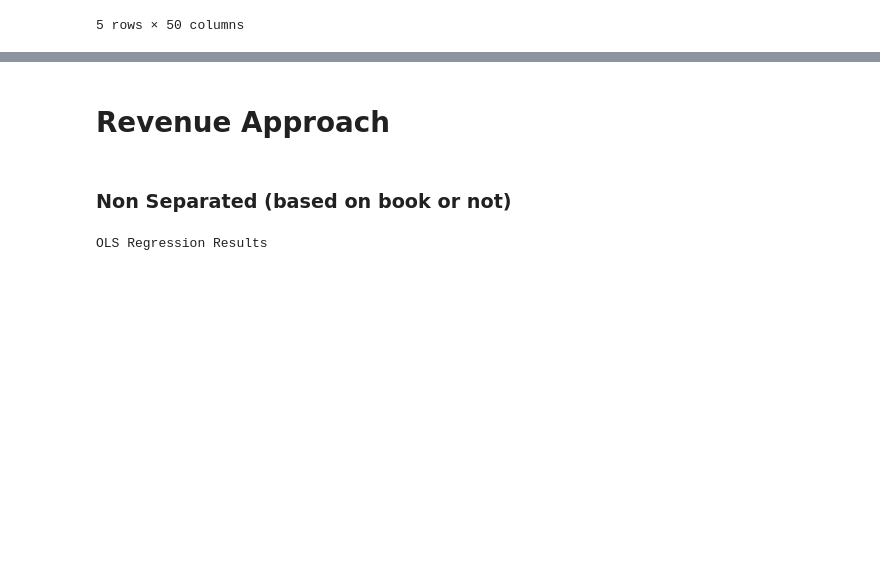
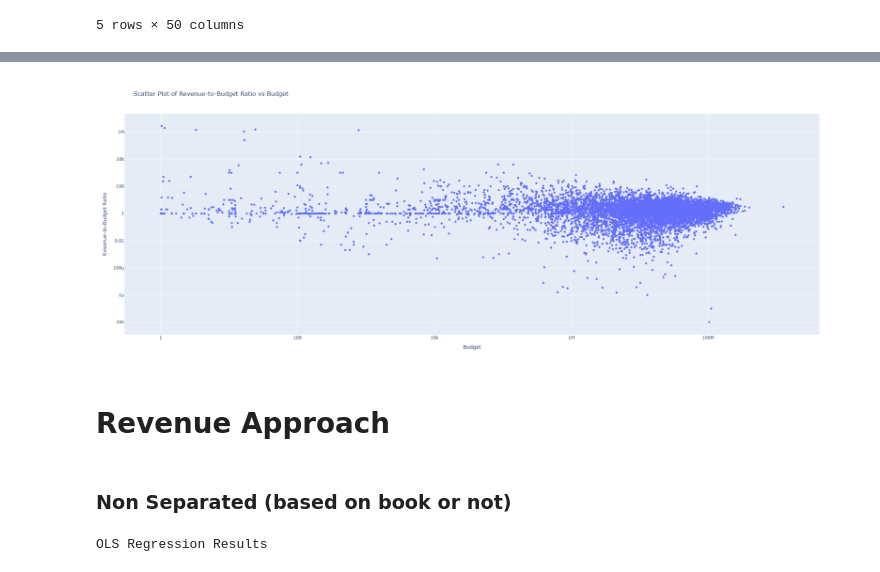
Before and after one commit to epfl-ada/ada-2024-project-datadruids, a Jupyter notebook: src/Regression.ipynb, the cells around one changed output, grey strips where cells are left out. Drawn from its saved outputs; the diff is of its cells as text; code cells hidden in the pictures; blank space fills up the shorter version.

```diff
--- a/src/Regression.ipynb
+++ b/src/Regression.ipynb
@@ -144,3 +166,29 @@ regression_dataset_processed_df.head()
+# %%
+import plotly.express as px
+
+# Create a new column for the revenue/budget ratio
+regression_dataset_processed_df['revenue_to_budget_ratio'] = (
+    regression_dataset_processed_df['adjusted_revenue'] / regression_dataset_processed_df['adjusted_budget']
+)
+
+# Create a scatter plot of revenue/budget ratio vs budget
+fig = px.scatter(
+    regression_dataset_processed_df,
+    x='adjusted_budget',
+    y='revenue_to_budget_ratio',
+    title='Scatter Plot of Revenue-to-Budget Ratio vs Budget',
+    labels={'adjusted_budget': 'Budget', 'revenue_to_budget_ratio': 'Revenue-to-Budget Ratio'}
+)
+
+fig.update_layout(
+    xaxis=dict(type='log'),
+    yaxis=dict(type='log'),
+    height=800
+)
+
+fig.show()
+# %% [output]
+[figure, added]
 # %% [markdown]
 # Revenue Approach
 # %% [markdown]
```
Also changed, not shown: parts of 4 cells of this notebook.
